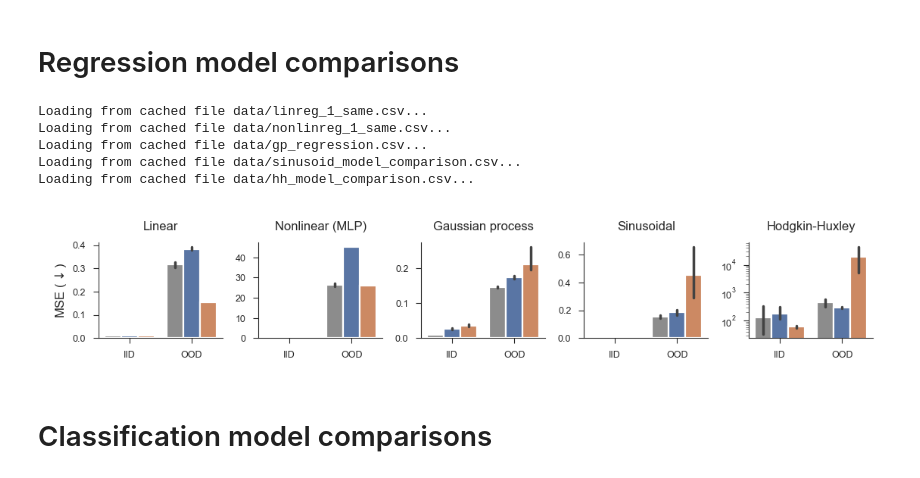
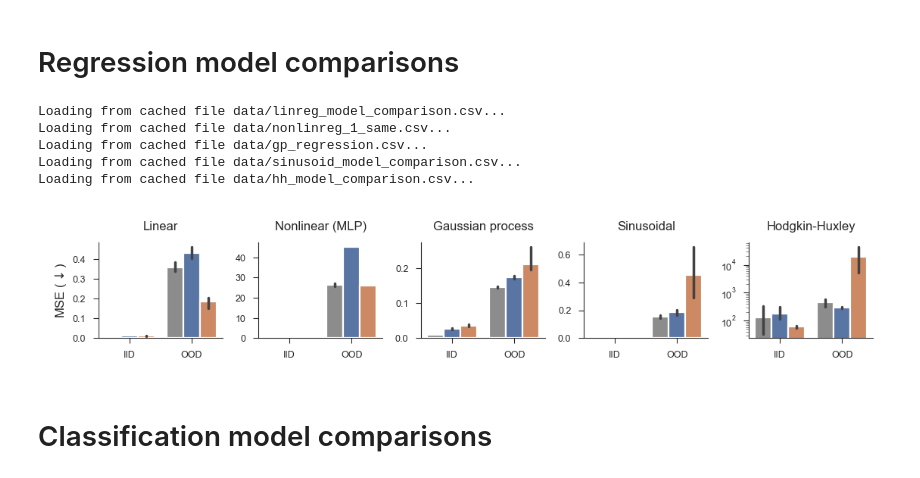
Before and after one commit to EricElmoznino/explicit_implicit_icl, a Jupyter notebook: notebooks/paper/figures.ipynb, the cells around one changed output. Cells and saved outputs as stored; diff of their text form; code cells hidden in the pictures.

```diff
--- a/notebooks/paper/figures.ipynb
+++ b/notebooks/paper/figures.ipynb
@@ -142,8 +134,8 @@ def get_run_performances(
             best_epoch = epoch_agg.argmax() if mode == "max" else epoch_agg.argmin()
             best_epoch_data = group_data[group_data["epoch"] == best_epoch]
             return best_epoch_data
-        data = data.groupby(compare_across).apply(best_epoch_results)
-        data = data.reset_index(drop=True)
+        data = data.groupby(compare_across).apply(best_epoch_results, include_groups=False)
+        data = data.reset_index()
         # fmt: on
 
     data = data[["run_id", "epoch"] + compare_across + comparison_metrics]
@@ -244,18 +236,17 @@ def model_comparison_barplot(
 # Regression model comparisons
 # %%
 data_linreg = get_run_performances(
-    wandb_username="sangnieb",
+    wandb_username="ericelmoznino",
     dataset="linear-regression",
-    compare_across=["model"],
+    compare_across=["model", "context_style"],
     comparison_metrics=["val/iid_MSE", "val/far_MSE", "val/wide_MSE"],
     mode="min",
-    filters={
-        "config.context_style": "same",
-        "config.x_dim": 1,
-    },
-    save_path=f"data/linreg_1_same.csv",
-    wandb_project="Explicit-Implicit-icml",
+    filters={"config.x_dim": 1},
+    save_path=f"data/linreg_model_comparison.csv",
+    wandb_project="Explicit-Implicit",
 )
+data_linreg = data_linreg[data_linreg["context_style"] == "same"]
+data_linreg = data_linreg[data_linreg["model"] != "explicit-known"]
 data_mlpreg = get_run_performances(
     wandb_username="sangnieb",
     dataset="mlp-regression",
@@ -345,35 +336,35 @@ model_comparison_barplot(
     metric_short_names={"val/iid_MSE": "IID", "val/wide_MSE": "OOD"},
     metric_units=r"MSE ($\downarrow$)",
     err_kws={"linewidth": 1.25},
     ax=axs[3],
 )
 axs[3].set(title="Sinusoidal")
 
 model_comparison_barplot(
     data=data_huxley,
     metrics=["val/iid_MSE", "val/wide_MSE"],
     metric_short_names={"val/iid_MSE": "IID", "val/wide_MSE": "OOD"},
     metric_units=r"MSE ($\downarrow$)",
     err_kws={"linewidth": 1.25},
     ax=axs[4],
 )
 axs[4].set(title="Hodgkin-Huxley")
 axs[4].set(yscale="log")
 
 for ax in axs[1:]:
     ax.set(ylabel=None)
 for ax in axs:
     ax.legend().remove()
 
 fig.savefig("saved/regression_model_comparison.pdf")
 plt.show()
 # %% [output]
-Loading from cached file data/linreg_1_same.csv...
+Loading from cached file data/linreg_model_comparison.csv...
 Loading from cached file data/nonlinreg_1_same.csv...
 Loading from cached file data/gp_regression.csv...
 Loading from cached file data/sinusoid_model_comparison.csv...
 Loading from cached file data/hh_model_comparison.csv...
-[figure, old version]
+[figure, new version]
 # %% [markdown]
 # Classification model comparisons
 # %%
```
Also changed, not shown: parts of 2 cells of this notebook, 7 other files.
